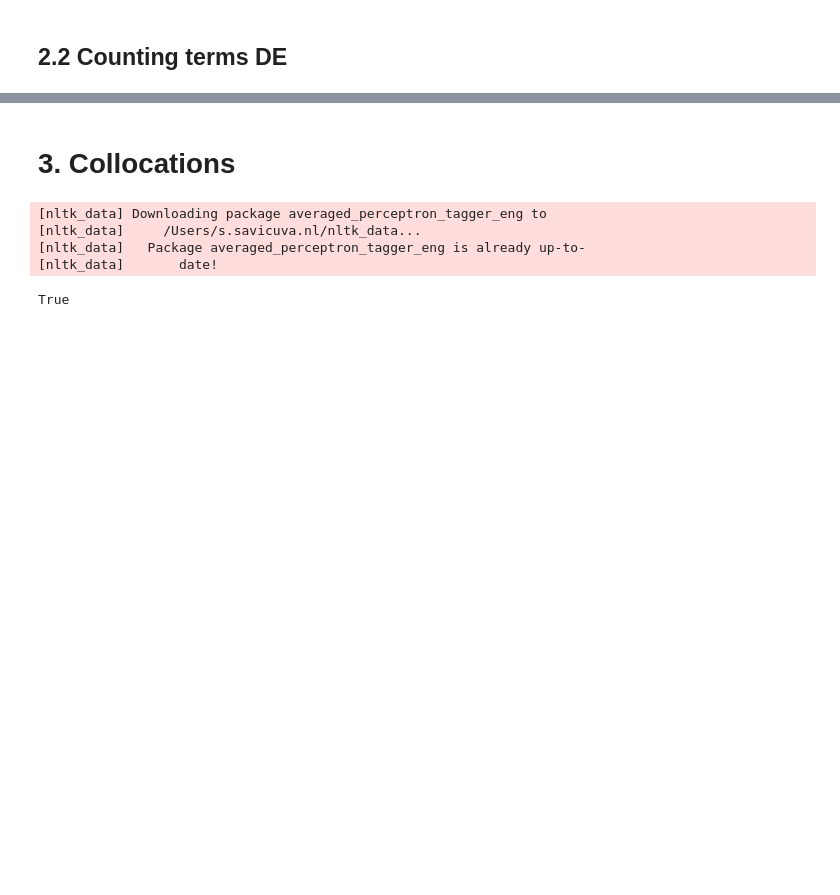
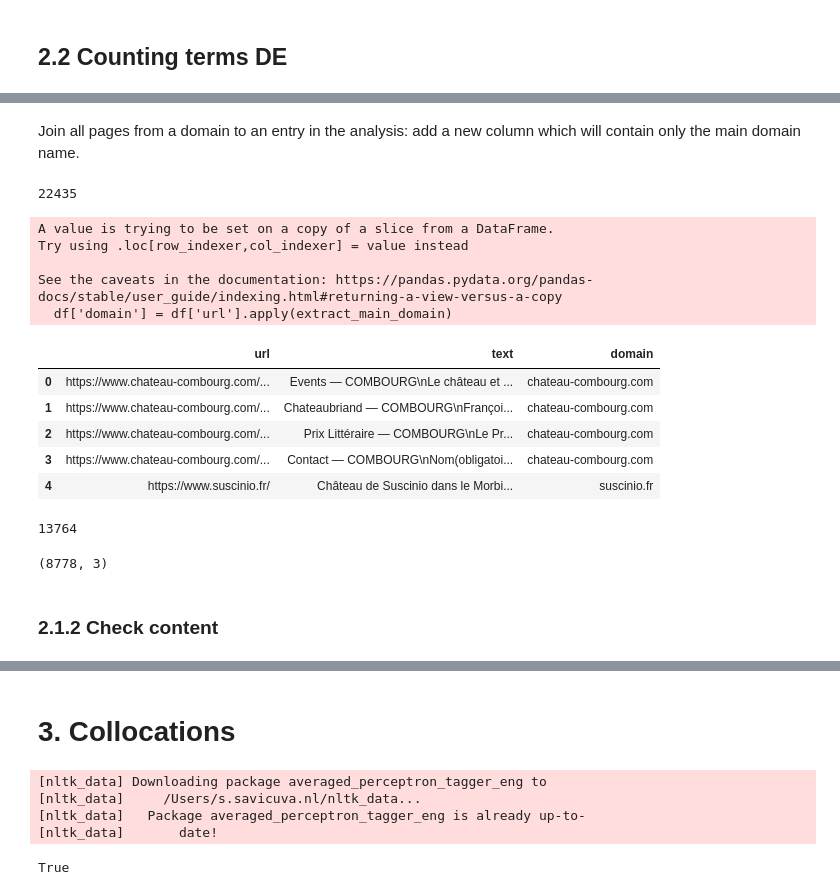
Before and after one commit to jazoza/HHD, a Jupyter notebook: 04_HH_narratives.ipynb, the cells around one changed output, grey strips where cells are left out. Cells and saved outputs as stored; diff of their text form; code cells hidden in the pictures; blank space fills up the shorter version.

```diff
--- a/04_HH_narratives.ipynb
+++ b/04_HH_narratives.ipynb
@@ -637,0 +686,4 @@ NameError: name 'df' is not defined
+# %%
+# select only two columns for analysis: url and text
+df=df[['url','text']]
+df.head()
@@ -637,0 +697,10 @@ NameError: name 'df' is not defined
+# %% [markdown]
+Join all pages from a domain to an entry in the analysis: add a new column which will contain only the main domain name.
+# %%
+# function to extract the main domain from the url in the dataset
+def extract_main_domain(url):
+    if not isinstance(str(url), str):
+        print('NOT VALID',url)
+        return None
+    match = re.findall('(?m)http(?:s?):\/\/.*?([^\.\/]+?\.[^\.]+?)(?:\/|$)', str(url)) #'www\.?([^/]+)'
+    return match[0].lstrip('www.') if match else None
@@ -637,0 +719,23 @@ NameError: name 'df' is not defined
+# %%
+# this cell can be skipped, it is only for verification
+
+# check how many lines in the dataframe have a matching link to the list of urls
+print(len(matching_links))
+# %% [output]
+22435
+# %%
+# Add a new column 'domain' and fill it by applying the extract_main_domain function to the 'url' column
+df['domain'] = df['url'].apply(extract_main_domain)
+df.head()
+# %% [output]
+A value is trying to be set on a copy of a slice from a DataFrame.
+Try using .loc[row_indexer,col_indexer] = value instead
+
+See the caveats in the documentation: https://pandas.pydata.org/pandas-docs/stable/user_guide/indexing.html#returning-a-view-versus-a-copy
+  df['domain'] = df['url'].apply(extract_main_domain)
+|  | url | text | domain |
+| 0 | https://www.chateau-combourg.com/... | Events — COMBOURG\nLe château et ... | chateau-combourg.com |
+| 1 | https://www.chateau-combourg.com/... | Chateaubriand — COMBOURG\nFrançoi... | chateau-combourg.com |
+| 2 | https://www.chateau-combourg.com/... | Prix Littéraire — COMBOURG\nLe Pr... | chateau-combourg.com |
+| 3 | https://www.chateau-combourg.com/... | Contact — COMBOURG\nNom(obligatoi... | chateau-combourg.com |
+| 4 | https://www.suscinio.fr/ | Château de Suscinio dans le Morbi... | suscinio.fr |
@@ -637,0 +751,11 @@ NameError: name 'df' is not defined
+# %%
+len(duplicate_rows.index.tolist())
+# %% [output]
+13764
+# %%
+df = df[~df.index.isin(duplicate_rows.index.tolist())]
+df.shape
+# %% [output]
+(8778, 3)
+# %% [markdown]
+### 2.1.2 Check content
```
Also changed, not shown: parts of 22 cells of this notebook.
